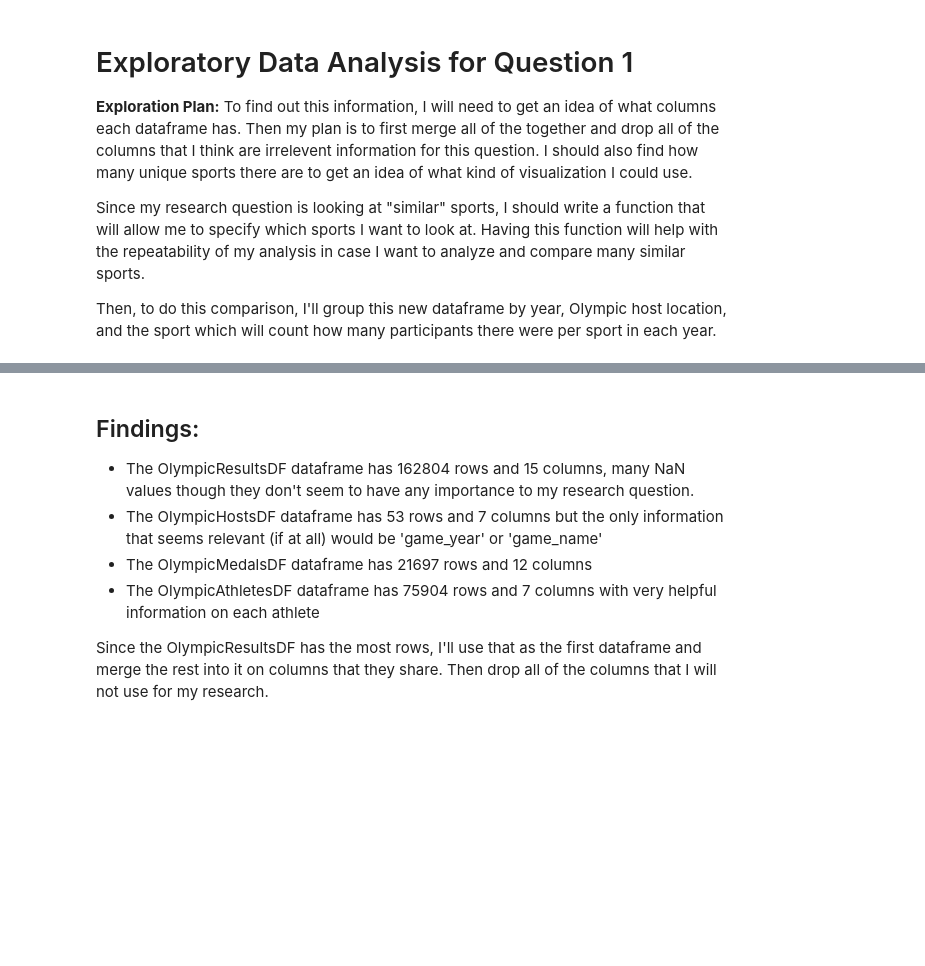
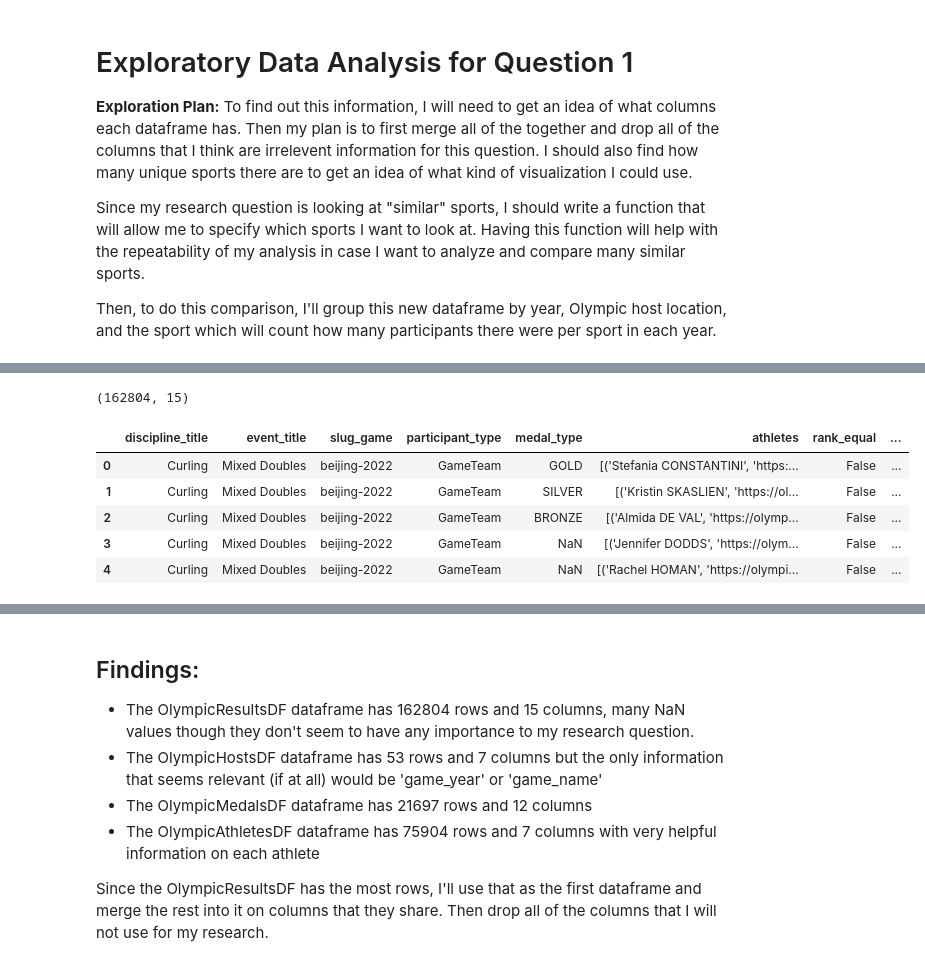
Before and after one commit to ubco-W2022T2-data301/project-group-group17, a Jupyter notebook: analysis/notebooks/analysis_dylan.ipynb, the cells around one changed output, grey strips where cells are left out. Drawn from its saved outputs; the diff is of its cells as text; code cells hidden in the pictures; blank space fills up the shorter version.

```diff
--- a/analysis/notebooks/analysis_dylan.ipynb
+++ b/analysis/notebooks/analysis_dylan.ipynb
@@ -43,30 +41,26 @@ SyntaxError: invalid syntax (1699719415.py, line 7)
 # %%
 ### Set the base theme for seaborn graphs
 
-sns.set_theme(style='darkgrid',font_scale=1.2)
+pf.sns.set_theme(style='darkgrid',font_scale=1.2)
 # %%
 ### Read raw data and save into seperate df's
 
-OlympicResultsDF = pd.read_csv('../../data/raw/Olympic_Summer_Winter_Games_1986-2022/olympic_results.csv')
-OlympicHostsDF = pd.read_csv('../../data/raw/Olympic_Summer_Winter_Games_1986-2022/olympic_hosts.csv')
-OlympicMedalsDF = pd.read_csv('../../data/raw/Olympic_Summer_Winter_Games_1986-2022/olympic_medals.csv')
-OlympicAthletesDF = pd.read_csv('../../data/raw/Olympic_Summer_Winter_Games_1986-2022/olympic_athletes.csv')
+OlympicResultsDF = pf.pd.read_csv('../../data/raw/Olympic_Summer_Winter_Games_1986-2022/olympic_results.csv')
+OlympicHostsDF = pf.pd.read_csv('../../data/raw/Olympic_Summer_Winter_Games_1986-2022/olympic_hosts.csv')
+OlympicMedalsDF = pf.pd.read_csv('../../data/raw/Olympic_Summer_Winter_Games_1986-2022/olympic_medals.csv')
+OlympicAthletesDF = pf.pd.read_csv('../../data/raw/Olympic_Summer_Winter_Games_1986-2022/olympic_athletes.csv')
 # %%
-### Checking the shape and heads and column names of each dataframe to get an idea of what information each one contains
-### I have commented these out because it's a lot of ugly looking info
+### Checking the shape, heads, and column names of each dataframe to get an idea of what information each one contains.
+### I have commented some of these out because it's a lot of ugly looking info
 
-# print(OlympicResultsDF.shape)
-# print(OlympicResultsDF.head())
+print(OlympicResultsDF.shape)
+OlympicResultsDF.head(5)
 # print(OlympicResultsDF.columns)
-
-# print(OlympicHostsDF.shape)
-# print(OlympicHostsDF.head())
-# print(OlympicHostsDF.columns)
-
-# print(OlympicMedalsDF.shape)
-# print(OlympicMedalsDF.head())
-# print(OlympicMedalsDF.columns)
-
-# print(OlympicAthletesDF.shape)
-# print(OlympicAthletesDF.head())
-# print(OlympicAthletesDF.columns)
+# %% [output]
+(162804, 15)
+|  | discipline_title | event_title | slug_game | participant_type | medal_type | athletes | rank_equal | ... |
+| 0 | Curling | Mixed Doubles | beijing-2022 | GameTeam | GOLD | [('Stefania CONSTANTINI', 'https:... | False | ... |
+| 1 | Curling | Mixed Doubles | beijing-2022 | GameTeam | SILVER | [('Kristin SKASLIEN', 'https://ol... | False | ... |
+| 2 | Curling | Mixed Doubles | beijing-2022 | GameTeam | BRONZE | [('Almida DE VAL', 'https://olymp... | False | ... |
+| 3 | Curling | Mixed Doubles | beijing-2022 | GameTeam | NaN | [('Jennifer DODDS', 'https://olym... | False | ... |
+| 4 | Curling | Mixed Doubles | beijing-2022 | GameTeam | NaN | [('Rachel HOMAN', 'https://olympi... | False | ... |
```
Also changed, not shown: parts of 14 cells of this notebook.
